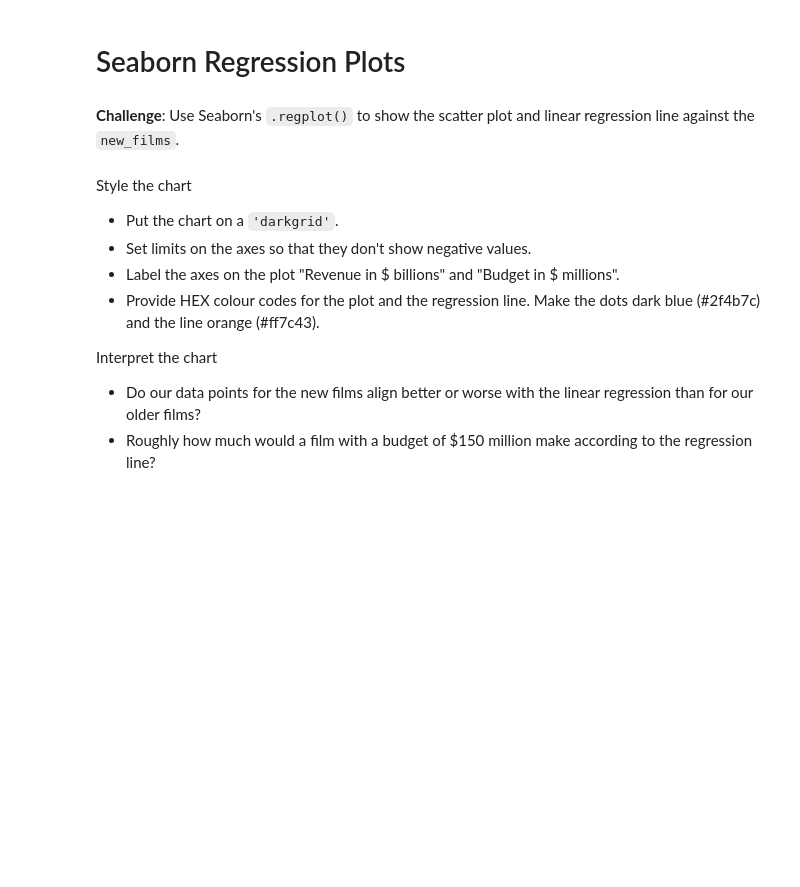
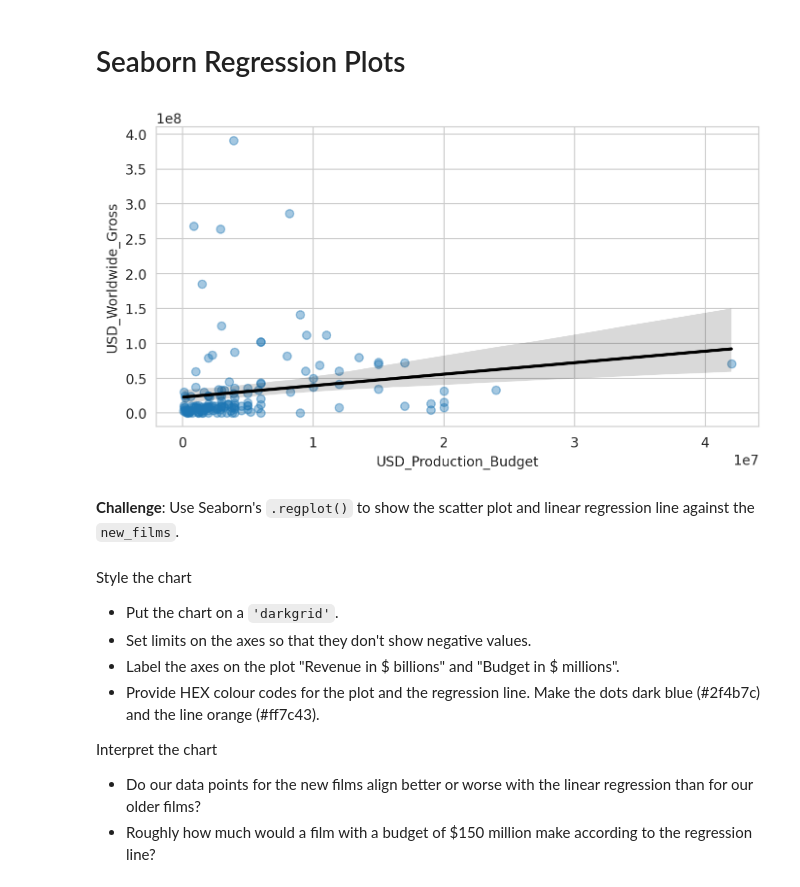
Before and after one commit to TahaThinks/DataScienceProjects2024, a Jupyter notebook: Seaborn_and_Linear_Regression_(start).ipynb, the cells around one changed output. Saved outputs shown, nothing was run; the diff lists cells and outputs as text; code cells hidden in the pictures; blank space fills up the shorter version.

```diff
--- a/Seaborn_and_Linear_Regression_(start).ipynb
+++ b/Seaborn_and_Linear_Regression_(start).ipynb
@@ -274,3 +274,6 @@ data_clean['Decade'] = decades
 * `new_films` should include all the films from 1970 onwards
 * How many films were released prior to 1970?
 * What was the most expensive film made prior to 1970?
+# %%
+old_films = data_clean[data_clean['Decade'] <= 1969]
+old_films.sort_values('USD_Production_Budget', ascending=False).head(3)
@@ -277,5 +293,11 @@ data_clean['Decade'] = decades
 # %% [markdown]
 # Seaborn Regression Plots
+# %%
+plt.figure(figsize=(8,4), dpi=200)
+with sns.axes_style("whitegrid"):
+  sns.regplot(x='USD_Production_Budget', y='USD_Worldwide_Gross', data=old_films, line_kws = {'color': 'black'}, scatter_kws = {'alpha': 0.4})
+# %% [output]
+[figure, added]
 # %% [markdown]
 **Challenge**: Use Seaborn's `.regplot()` to show the scatter plot and linear regression line against the `new_films`.
 <br>
```
Also changed, not shown: parts of 3 cells of this notebook.
